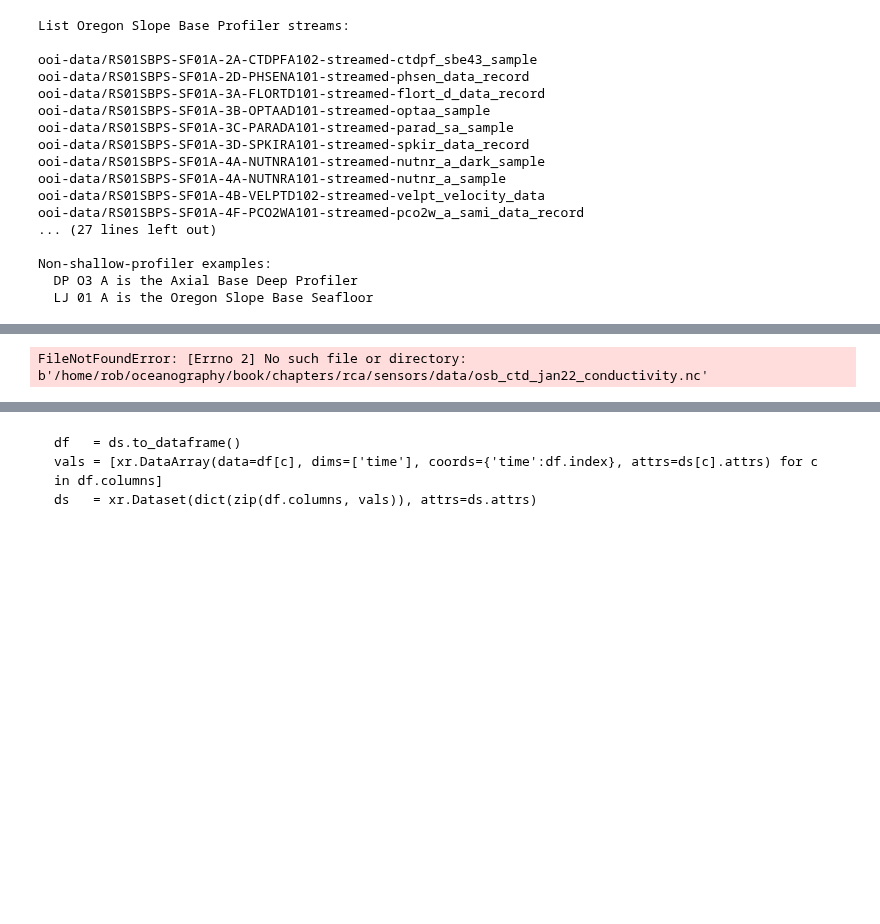
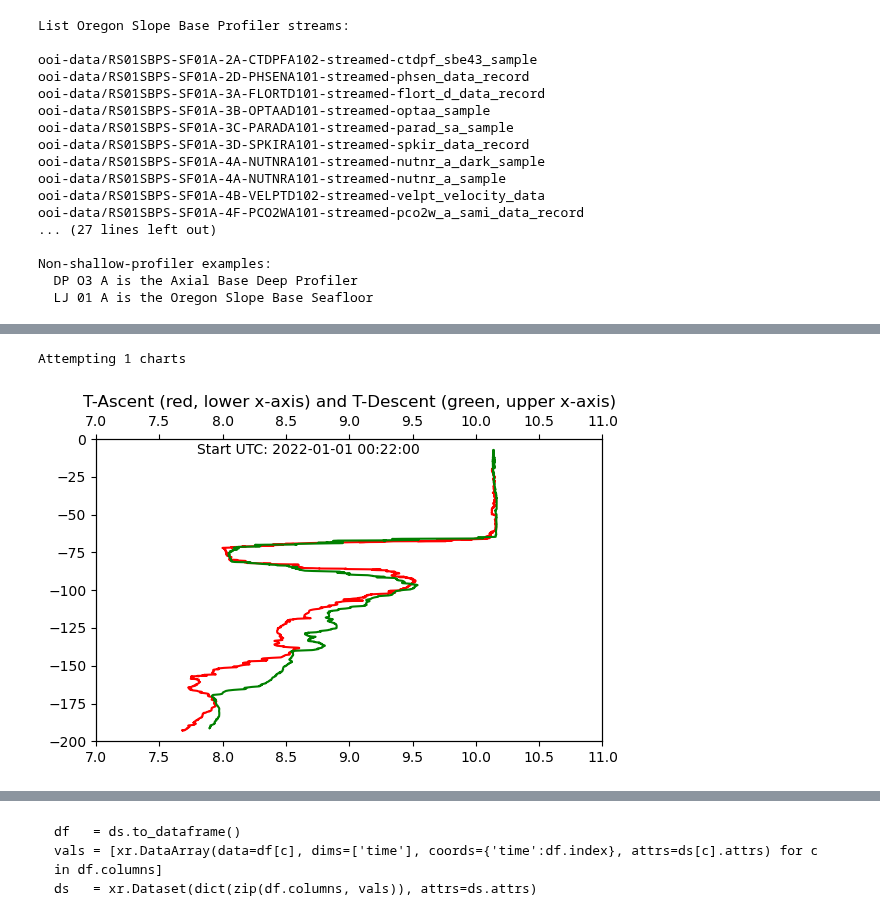
Before and after one commit to geo-smart/oceanography, a Jupyter notebook: book/chapters/data.ipynb, the cells around one changed output, grey strips where cells are left out. Saved outputs shown, nothing was run; the diff lists cells and outputs as text; code cells hidden in the pictures; blank space fills up the shorter version.

```diff
--- a/book/chapters/data.ipynb
+++ b/book/chapters/data.ipynb
@@ -454,32 +503,0 @@ Attributes:
-# %%
-# This cell assembles a data dictionary "d" from the old-style datasets (that live within the repo)
-
-d = {}
-
-relative_path = 'rca/sensors/data/'
-sitestring = 'osb'                    # available: osb = Oregon Slope Base
-monthstring = 'jan22'                 # available: apr21, jul21, jan22
-
-# error: apr21 and jul21 seem to fail on pCO2 despite data files present
-
-def AssembleDataFilename(relative_path, site, instrument, time, sensor):
-    return relative_path + site + '_' + instrument + '_' + time + '_' + sensor + '.nc'
-
-def GetSensorTuple(s, f):
-    '''
-    s is the sensor identifier string like 'temperature'
-    f is the source filename like './../data/osb_ctd_jan22_temperature.nc'
-    '''
-    df_sensor    = xr.open_dataset(f)[s]
-    df_z         = xr.open_dataset(f)['z']
-    range_lo     = ranges[s][0]
-    range_hi     = ranges[s][1]
-    sensor_color = colors[s]
-    return (df_sensor, df_z, range_lo, range_hi, sensor_color)
-
-
-for sensor in sensors:          # sensor is a list of 2 strings [sensor_str, instrument_str]
-    f = AssembleDataFilename(relative_path, sitestring, sensor[1], monthstring, sensor[0])
-    d[sensor[0]] = GetSensorTuple(sensor[0], f)
-# %% [output]
-FileNotFoundError: [Errno 2] No such file or directory: b'/home/rob/oceanography/book/chapters/rca/sensors/data/osb_ctd_jan22_conductivity.nc'
@@ -486 +569,13 @@ FileNotFoundError: [Errno 2] No such file or directory: b'/home/rob/oceanography
+# %%
+ds_zarr = xr.open_dataset('./data/rca/sensors/osb/zarr/temperature_jan_2022.nc')
+
+# temperature: ascent versus descent
+fig,axs = ChartTwoSensors(profiles, [ranges['temperature'], ranges['temperature']], [0],
+                          ds_zarr.temperature, -ds_zarr.depth,
+                          'T-Ascent',   colors['temperature'],    'ascent',
+                          ds_zarr.temperature, -ds_zarr.depth,
+                          'T-Descent',  'green',                  'descent', 6, 4)
+# %% [output]
+Attempting 1 charts
+[figure, added]
 # %%
```
Also changed, not shown: parts of 31 cells of this notebook, 7 other files.
